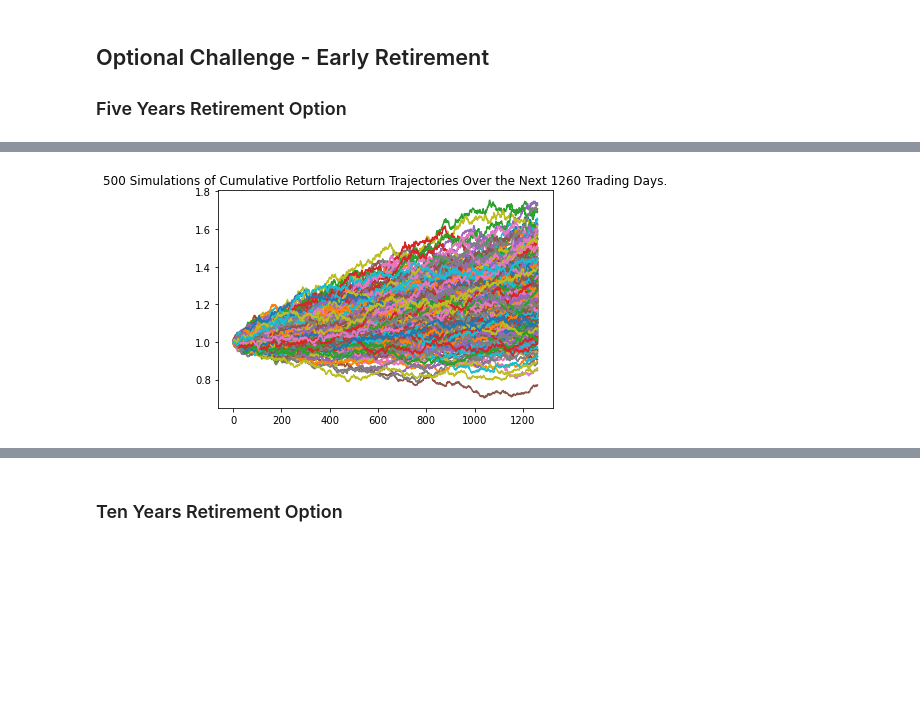
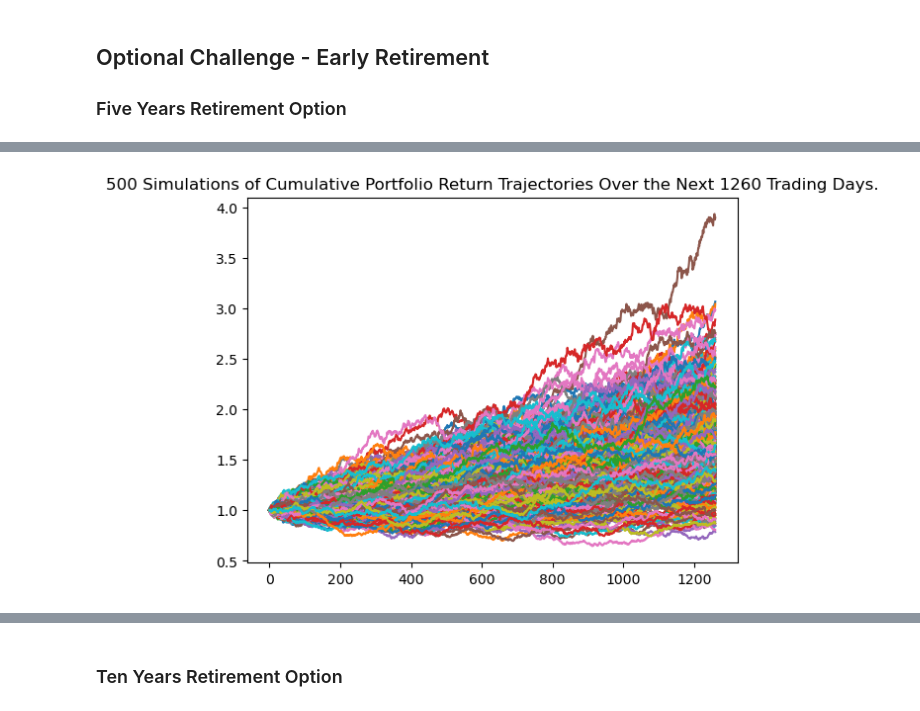
Before and after one commit to Clarence-cox/Financial-Planner-Module-5, a Jupyter notebook: Homework Instructions/Starter_Code/financial-planner.ipynb, the cells around one changed output, grey strips where cells are left out. Drawn from its saved outputs; the diff is of its cells as text; code cells hidden in the pictures; blank space fills up the shorter version.

```diff
--- a/Homework Instructions/Starter_Code/financial-planner.ipynb
+++ b/Homework Instructions/Starter_Code/financial-planner.ipynb
@@ -171,16 +185,23 @@ start_date = pd.Timestamp('2016-05-01', tz='America/New_York').isoformat()
 end_date = pd.Timestamp('2021-05-01', tz='America/New_York').isoformat()
 # %%
 # Get 5 years' worth of historical data for SPY and AGG
-# YOUR CODE HERE!
+tickers = ["SPY","AGG"]
+df_tickers = alpaca.get_bars(
+    tickers,
+    timeframe,
+    start = start_date,
+    end = end_date
+).df
 
 # Reorganize the DataFrame
 # Separate ticker data
-# YOUR CODE HERE!
-
+AGG = df_tickers[df_tickers['symbol']=='AGG'].drop('symbol', axis=1)
+SPY = df_tickers[df_tickers['symbol']=='SPY'].drop('symbol', axis=1)
 
 # Concatenate the ticker DataFrames
-# YOUR CODE HERE!
+stock_data = pd.concat([AGG, SPY], axis=1, keys=['AGG','SPY'])
 
 # Display sample data
-df_stock_data.head()
+display(stock_data.head())
+display(stock_data.tail())
 # %% [output]
@@ -306,4 +335,12 @@ There is a 95% chance that an initial investment of $30000.0 in the portfolio ov
 
 
 ### Five Years Retirement Option
+# %%
+# Configuring a Monte Carlo simulation to forecast 5 years cumulative returns
+sum_statistic_5 = MCSimulation(
+    portfolio_data = stock_data,
+    weights = [.40,.60],
+    num_simulation = 500,
+    num_trading_days = 252*5
+)
 # %%
@@ -346,7 +394,7 @@ Running Monte Carlo simulation number 490.
 # %%
 # Plot simulation outcomes
-# YOUR CODE HERE!
+mc_distribution_plot_5 = sum_statistic_5.plot_simulation()
 # %% [output]
-[figure, old version]
+[figure, new version]
 # %%
 # Plot probability distribution and confidence intervals
```
Also changed, not shown: parts of 32 cells of this notebook, 1 other file.
